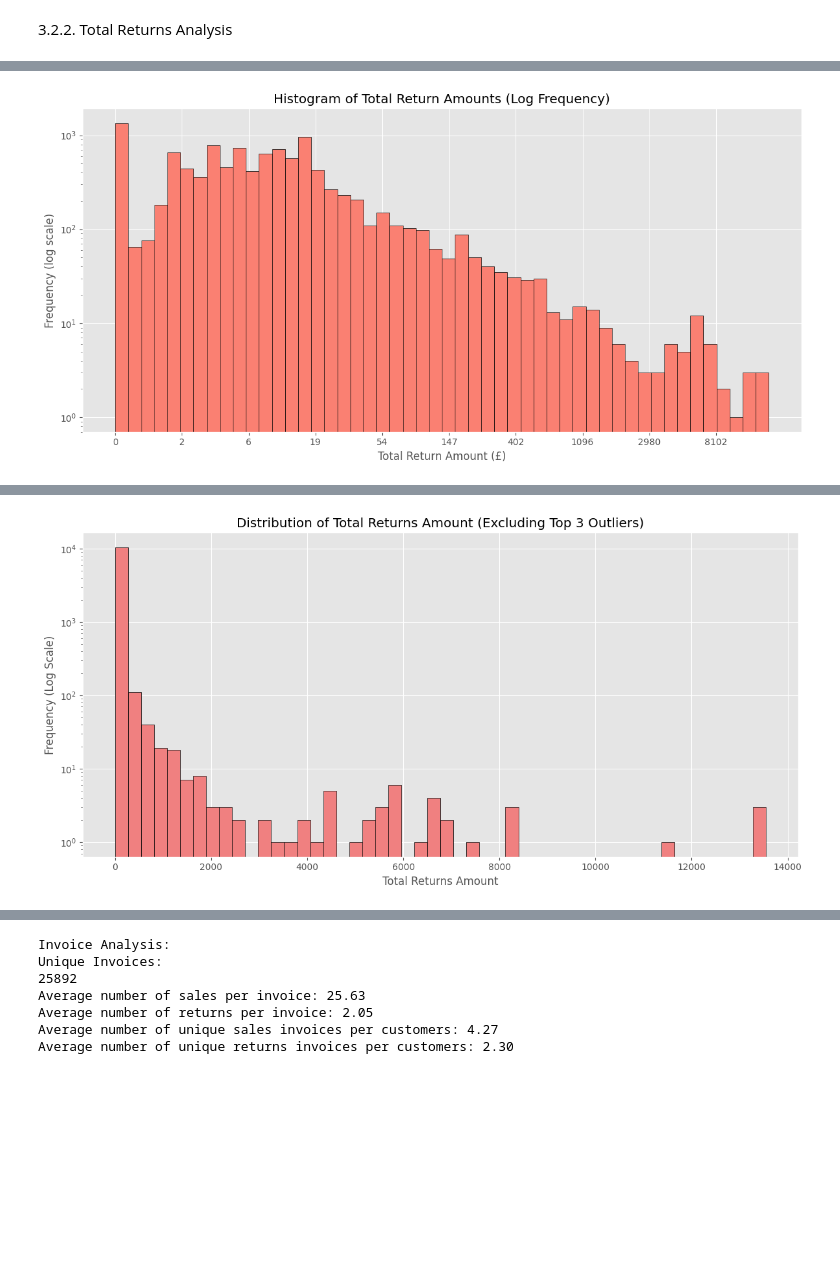
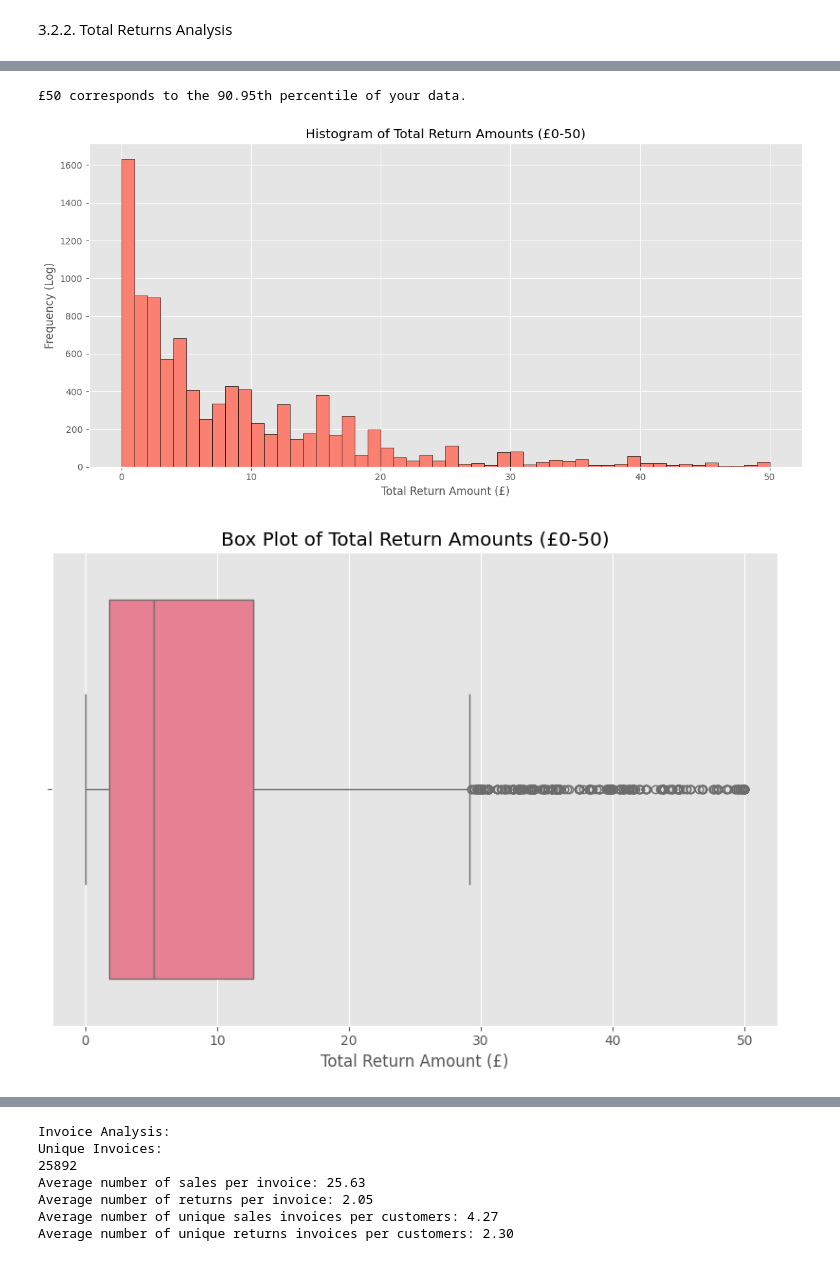
Before and after one commit to MiguelLagoa/E-commerce-Business-Data-Analysis, a Jupyter notebook: python_scripts/eda_fact_sales.ipynb, the cells around one changed output, grey strips where cells are left out. Saved outputs shown, nothing was run; the diff lists cells and outputs as text; code cells hidden in the pictures; blank space fills up the shorter version.

```diff
--- a/python_scripts/eda_fact_sales.ipynb
+++ b/python_scripts/eda_fact_sales.ipynb
@@ -405,21 +422,38 @@ Name: total, dtype: float64
+# %%
+#evaluate if 0-50 range can also be applied to the total return visualisations
+percentile_ret = (total_returns <= 50).mean() * 100
+print(f"£50 corresponds to the {percentile_ret:.2f}th percentile of your data.")
+# %% [output]
+£50 corresponds to the 90.95th percentile of your data.
 # %%
-total_returns = abs(return_df['total'])
-log_total_returns = np.log1p(total_returns)
+#lets calculate the 0-50 range of returns
+total_returns_0_50 = total_returns[(total_returns >= 0) & (total_returns <= 50)]
 
 plt.figure(figsize=(12, 6))
-n, bins, patches = plt.hist(log_total_returns, bins=50, color='salmon', edgecolor='black')
+n, bins, patches = plt.hist(total_returns_0_50, bins=50, color='salmon', edgecolor='black')
 
-plt.yscale('log')
-
-plt.title('Histogram of Total Return Amounts (Log Frequency)')
+#histogram
+plt.title('Histogram of Total Return Amounts (£0-50)')
 plt.xlabel('Total Return Amount (£)')
-plt.ylabel('Frequency (log scale)')
-
-log_ticks = np.arange(0, np.ceil(log_total_returns.max()), 1)
-actual_ticks = np.expm1(log_ticks)
-plt.xticks(log_ticks, [f'{x:.0f}' for x in actual_ticks])
-
+plt.ylabel('Frequency (Log)')
 plt.tight_layout()
 plt.show()
+
+#boxplot
+plt.figure(figsize=(8,6))
+sns.boxplot(x=total_returns_0_50)
+plt.title('Box Plot of Total Return Amounts (£0-50)')
+plt.xlabel('Total Return Amount (£)')
+plt.tight_layout()
+plt.show()
+
+#violin pLot
+plt.figure(figsize=(10,6))
+sns.violinplot(x=total_returns_0_50)
+plt.title('Violin Plot Total Return Amount (£0-50)')
+plt.xlabel('Total Returns Amount (£)')
+plt.tight_layout()
+plt.show()
 # %% [output]
-[figure, old version]
+[figure, new version]
+[figure, added]
@@ -426,21 +460,0 @@ plt.show()
-# %%
-# Plot histogram of total returns
-plt.figure(figsize=(12, 6))
-
-# Filter returns and remove outliers
-total_returns = abs(df[df['transaction_type'] == 'return']['total'])
-# Remove top 3 outliers
-outliers = total_returns.nlargest(3)
-total_returns_filtered = total_returns[~total_returns.isin(outliers)]
-
-# Create histogram with log scale on y-axis only
-n, bins, patches = plt.hist(total_returns_filtered, bins=50, color='lightcoral', edgecolor='black')
-plt.yscale('log')  # Set y-axis to log scale
-
-plt.title('Distribution of Total Returns Amount (Excluding Top 3 Outliers)')
-plt.xlabel('Total Returns Amount')
-plt.ylabel('Frequency (Log Scale)')
-plt.tight_layout()
-plt.show()
-# %% [output]
-[figure, removed]
```
Also changed, not shown: parts of 4 cells of this notebook.
